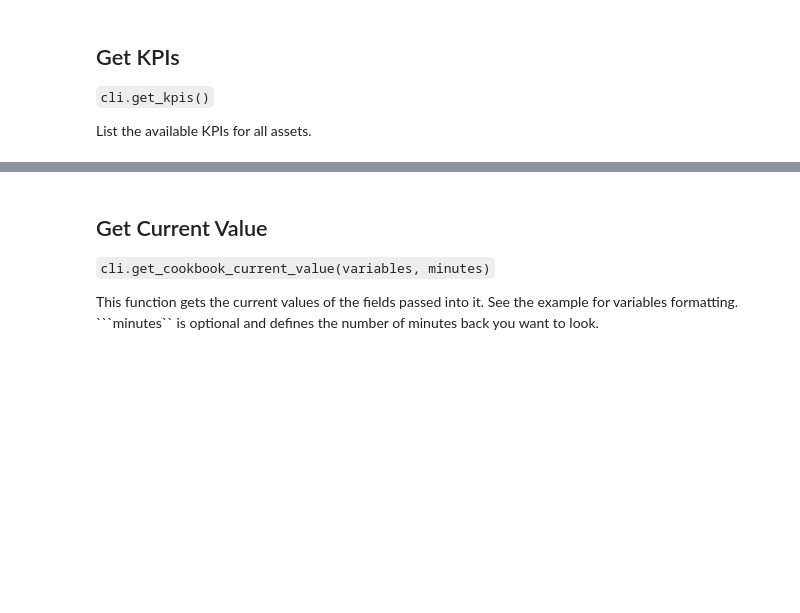
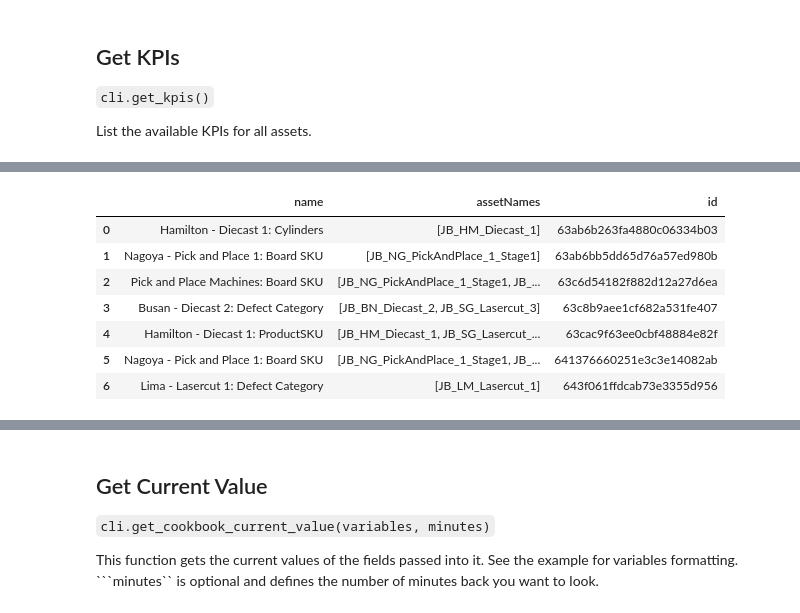
Before and after one commit to sightmachine/sightmachine-sdk, a Jupyter notebook: examples/KPI and Cookbook Examples.ipynb, the cells around one changed output, grey strips where cells are left out. Saved outputs shown, nothing was run; the diff lists cells and outputs as text; code cells hidden in the pictures; blank space fills up the shorter version.

```diff
--- a/examples/KPI and Cookbook Examples.ipynb
+++ b/examples/KPI and Cookbook Examples.ipynb
@@ -94,0 +142,13 @@ list(cookbooks[0].keys())
+# %%
+# example: basic info about all cookbooks
+df_cookbooks = pd.DataFrame(cookbooks)
+df_cookbooks[["name", "assetNames", "id"]]
+# %% [output]
+|  | name | assetNames | id |
+| 0 | Hamilton - Diecast 1: Cylinders | [JB_HM_Diecast_1] | 63ab6b263fa4880c06334b03 |
+| 1 | Nagoya - Pick and Place 1: Board SKU | [JB_NG_PickAndPlace_1_Stage1] | 63ab6bb5dd65d76a57ed980b |
+| 2 | Pick and Place Machines: Board SKU | [JB_NG_PickAndPlace_1_Stage1, JB_... | 63c6d54182f882d12a27d6ea |
+| 3 | Busan - Diecast 2: Defect Category | [JB_BN_Diecast_2, JB_SG_Lasercut_3] | 63c8b9aee1cf682a531fe407 |
+| 4 | Hamilton - Diecast 1: ProductSKU | [JB_HM_Diecast_1, JB_SG_Lasercut_... | 63cac9f63ee0cbf48884e82f |
+| 5 | Nagoya - Pick and Place 1: Board SKU | [JB_NG_PickAndPlace_1_Stage1, JB_... | 641376660251e3c3e14082ab |
+| 6 | Lima - Lasercut 1: Defect Category | [JB_LM_Lasercut_1] | 643f061ffdcab73e3355d956 |
```
Also changed, not shown: parts of 26 cells of this notebook.
